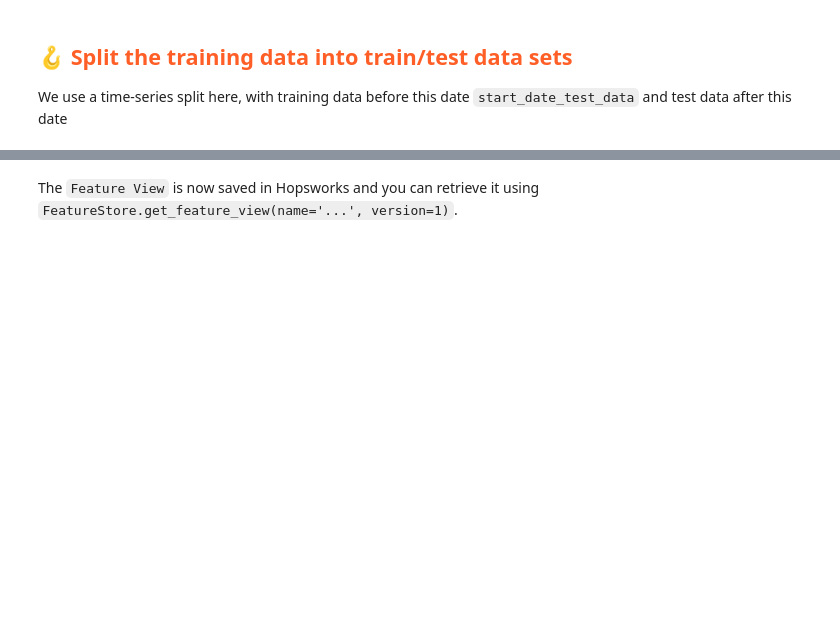
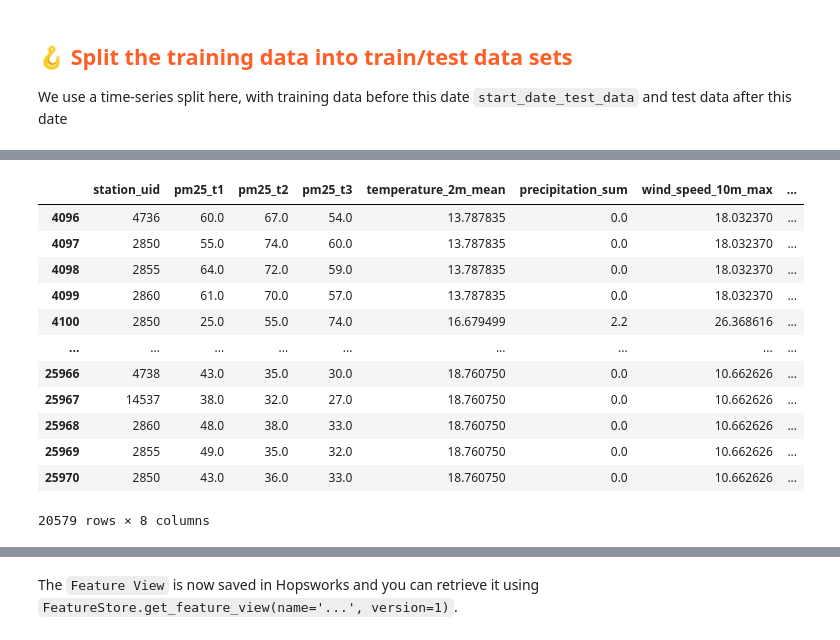
Before and after one commit to lpareja99/mlfs-book, a Jupyter notebook: notebooks/airquality/3_scale_air_quality_training_pipeline.ipynb, the cells around one changed output, grey strips where cells are left out. Saved outputs shown, nothing was run; the diff lists cells and outputs as text; code cells hidden in the pictures; blank space fills up the shorter version.

```diff
--- a/notebooks/airquality/3_scale_air_quality_training_pipeline.ipynb
+++ b/notebooks/airquality/3_scale_air_quality_training_pipeline.ipynb
@@ -175,6 +192,24 @@ X_train
 # %%
-X_features = X_train.drop(columns=['date', 'station_uid'])
-X_test_features = X_test.drop(columns=['date', 'station_uid'])
+#X_features = X_train.drop(columns=['date', 'station_uid'])
+#X_test_features = X_test.drop(columns=['date', 'station_uid'])
+X_features = X_train.drop(columns=['date'])
+X_test_features = X_test.drop(columns=['date'])
+
+X_features
+# %% [output]
+|  | station_uid | pm25_t1 | pm25_t2 | pm25_t3 | temperature_2m_mean | precipitation_sum | wind_speed_10m_max | ... |
+| 4096 | 4736 | 60.0 | 67.0 | 54.0 | 13.787835 | 0.0 | 18.032370 | ... |
+| 4097 | 2850 | 55.0 | 74.0 | 60.0 | 13.787835 | 0.0 | 18.032370 | ... |
+| 4098 | 2855 | 64.0 | 72.0 | 59.0 | 13.787835 | 0.0 | 18.032370 | ... |
+| 4099 | 2860 | 61.0 | 70.0 | 57.0 | 13.787835 | 0.0 | 18.032370 | ... |
+| 4100 | 2850 | 25.0 | 55.0 | 74.0 | 16.679499 | 2.2 | 26.368616 | ... |
+| ... | ... | ... | ... | ... | ... | ... | ... | ... |
+| 25966 | 4738 | 43.0 | 35.0 | 30.0 | 18.760750 | 0.0 | 10.662626 | ... |
+| 25967 | 14537 | 38.0 | 32.0 | 27.0 | 18.760750 | 0.0 | 10.662626 | ... |
+| 25968 | 2860 | 48.0 | 38.0 | 33.0 | 18.760750 | 0.0 | 10.662626 | ... |
+| 25969 | 2855 | 49.0 | 35.0 | 32.0 | 18.760750 | 0.0 | 10.662626 | ... |
+| 25970 | 2850 | 43.0 | 36.0 | 33.0 | 18.760750 | 0.0 | 10.662626 | ... |
+20579 rows × 8 columns
 # %%
 y_train
 # %% [output]
```
Also changed, not shown: parts of 14 cells of this notebook, 12 other files.
